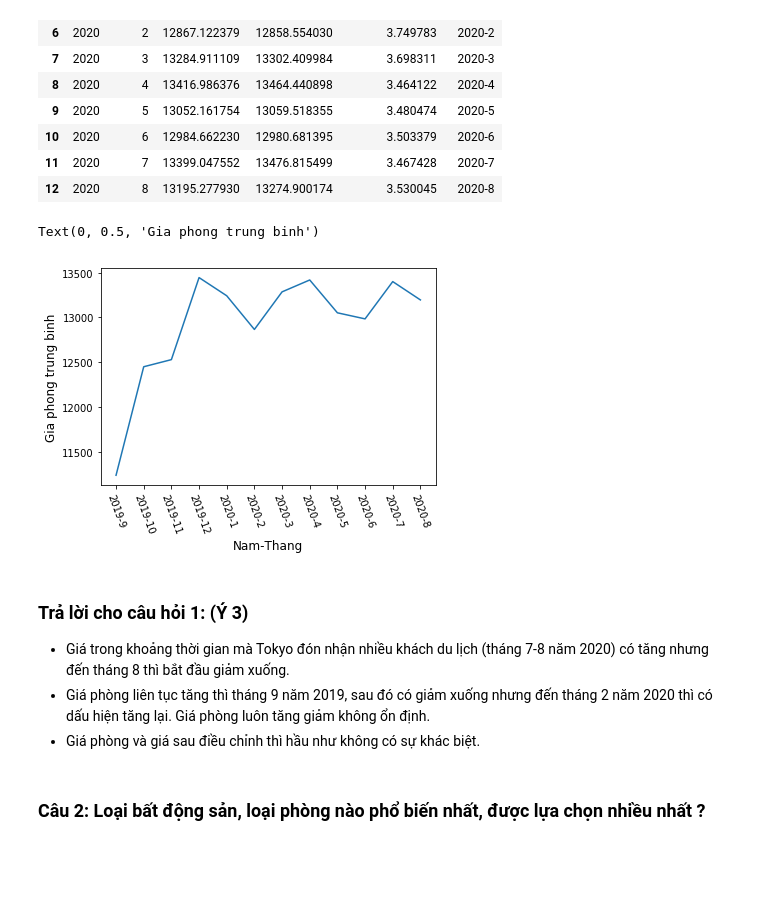
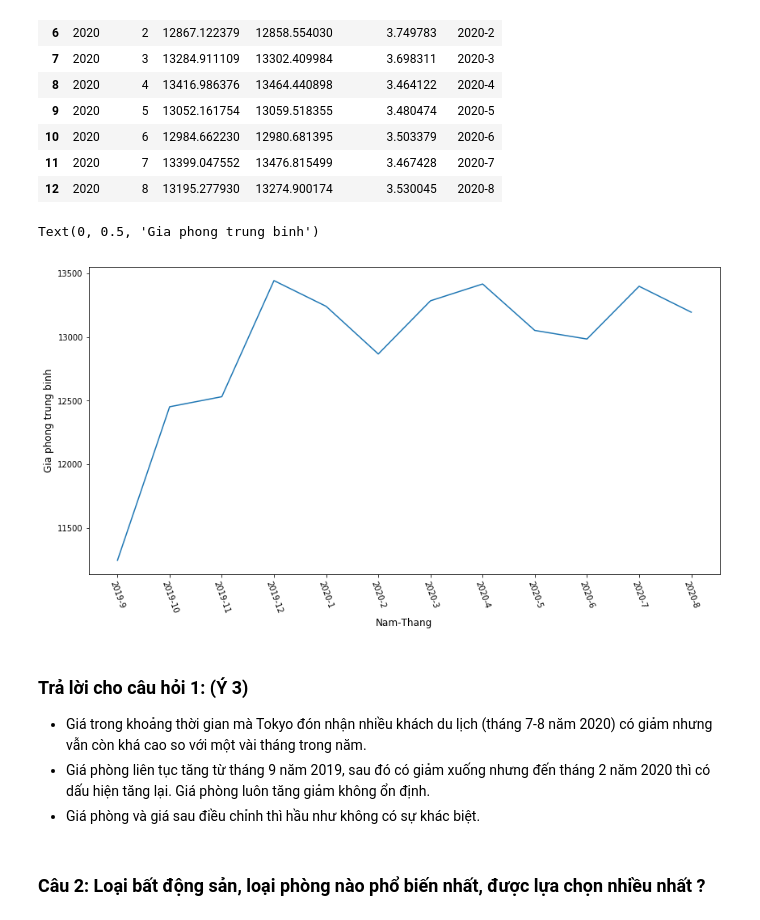
Before and after one commit to Tuyetmayy2410/LTKHDL_FinalProject, a Jupyter notebook: 1712892-NguyenThiTuyet.ipynb, the cells around one changed output. Cells and saved outputs as stored; diff of their text form; code cells hidden in the pictures; blank space fills up the shorter version.

```diff
--- a/1712892-NguyenThiTuyet.ipynb
+++ b/1712892-NguyenThiTuyet.ipynb
@@ -581,17 +583,18 @@ df_avg_price_calendar
 | 12 | 2020 | 8 | 13195.277930 | 13274.900174 | 3.530045 | 2020-8 |
 # %%
 #Ve bieu do ket hop de the hien
+plt.figure(figsize=(14,7))
 plt.plot(df_avg_price_calendar['date'].iloc[1:], df_avg_price_calendar['price'].iloc[1:])
 plt.xticks(rotation=-70)
 plt.xlabel('Nam-Thang', fontsize=12)
 plt.ylabel('Gia phong trung binh', fontsize=12)
 # %% [output]
 Text(0, 0.5, 'Gia phong trung binh')
-[figure, old version]
+[figure, new version]
 # %% [markdown]
 ### Trả lời cho câu hỏi 1: (Ý 3)
-- Giá trong khoảng thời gian mà Tokyo đón nhận nhiều khách du lịch (tháng 7-8 năm 2020) có tăng nhưng đến tháng 8 thì bắt đầu giảm xuống.
-- Giá phòng liên tục tăng thì tháng 9 năm 2019, sau đó có giảm xuống nhưng đến tháng 2 năm 2020 thì có dấu hiện tăng lại. Giá phòng luôn tăng giảm không ổn định.
+- Giá trong khoảng thời gian mà Tokyo đón nhận nhiều khách du lịch (tháng 7-8 năm 2020) có giảm nhưng vẫn còn khá cao so với một vài tháng trong năm.
+- Giá phòng liên tục tăng từ tháng 9 năm 2019, sau đó có giảm xuống nhưng đến tháng 2 năm 2020 thì có dấu hiện tăng lại. Giá phòng luôn tăng giảm không ổn định.
 - Giá phòng và giá sau điều chỉnh thì hầu như không có sự khác biệt.
 # %% [markdown]
 ### Câu 2: Loại bất động sản, loại phòng nào phổ biến nhất, được lựa chọn nhiều nhất ?
```
Also changed, not shown: parts of 14 cells of this notebook.
